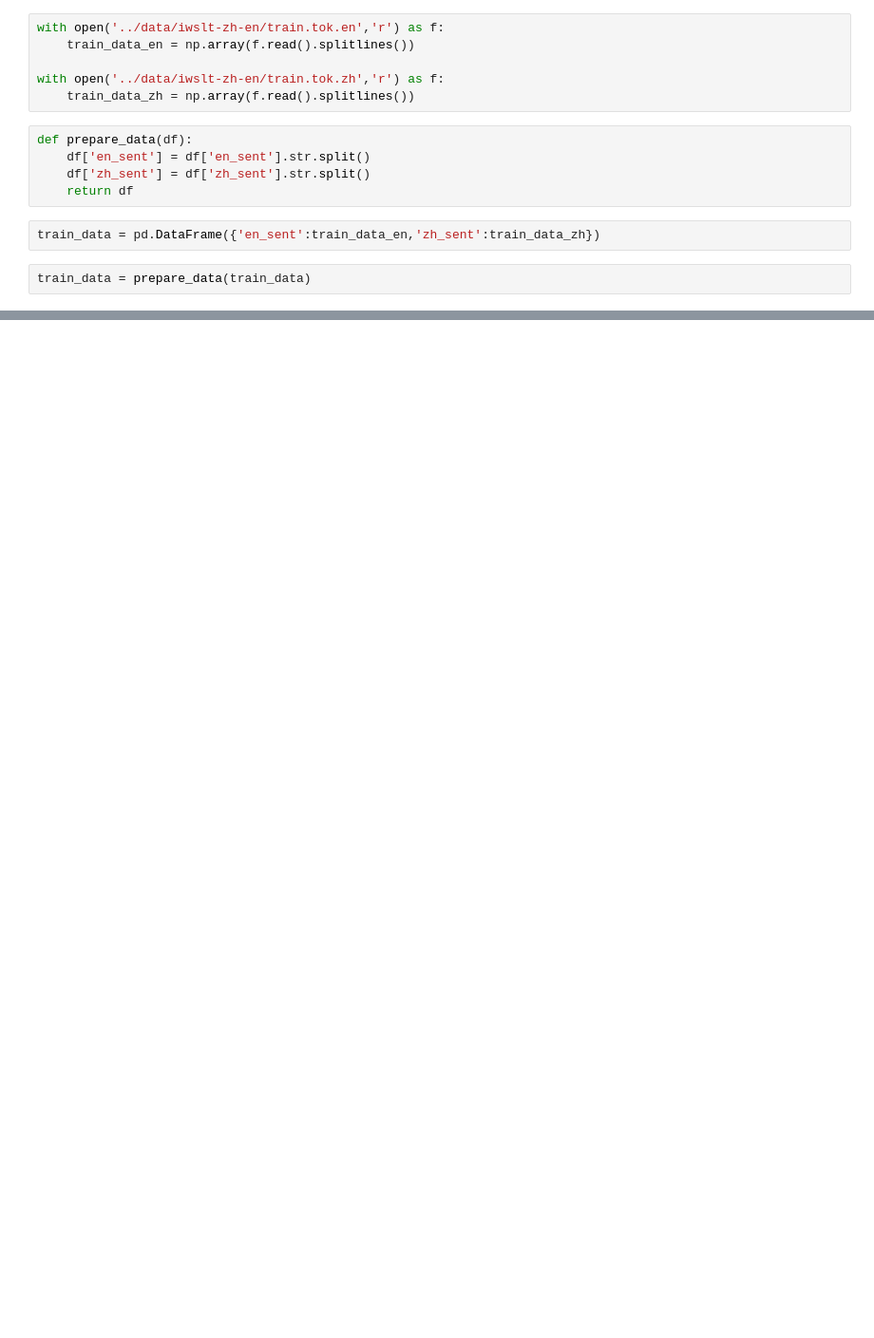
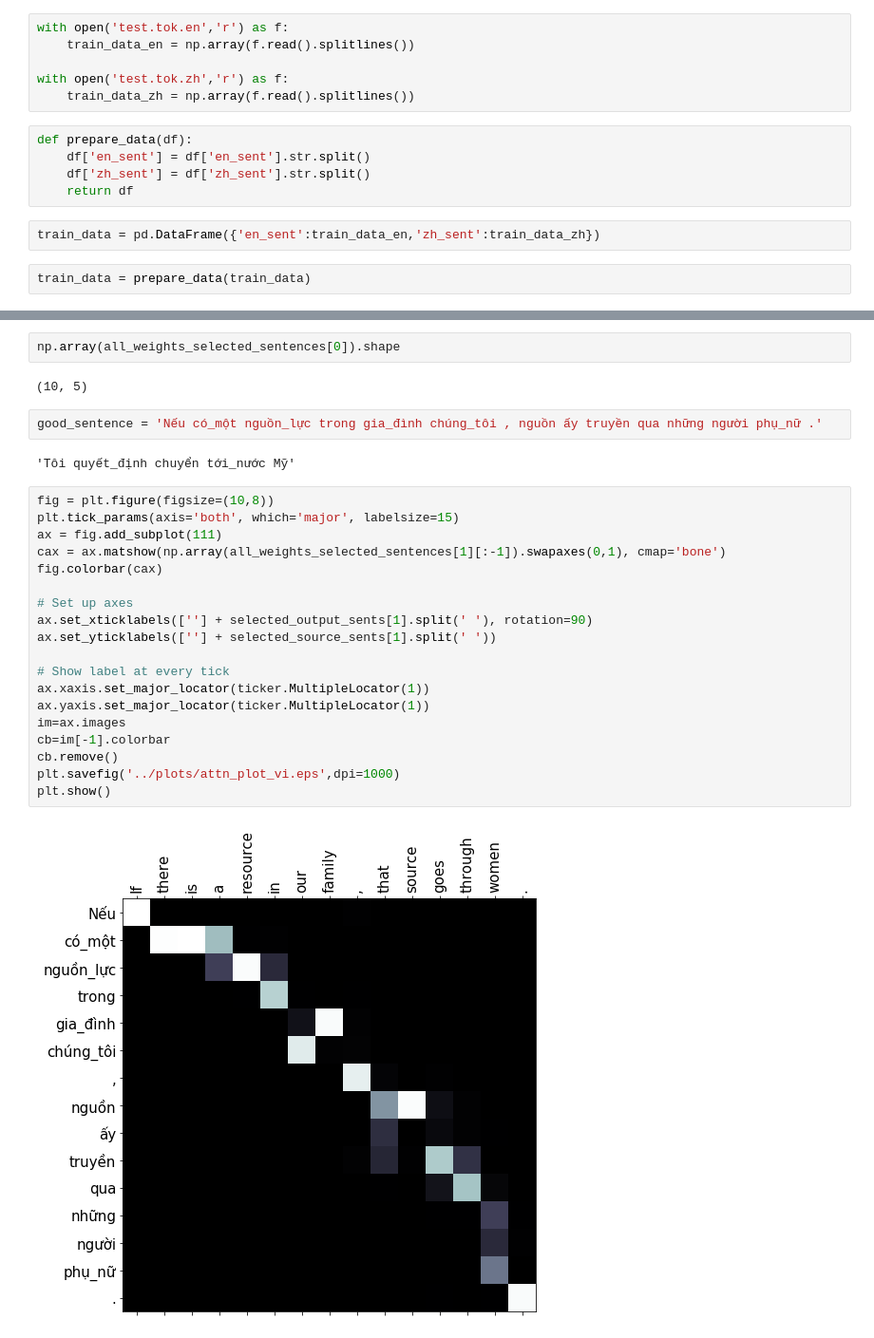
Before and after one commit to avidkenil/NLP_Project, a Jupyter notebook: notebooks/Data Exploration.ipynb, the cells around one changed output, grey strips where cells are left out. Shown: that part at 95% size. Cells and saved outputs as stored; diff of their text form; blank space fills up the shorter version.

```diff
--- a/notebooks/Data Exploration.ipynb
+++ b/notebooks/Data Exploration.ipynb
@@ -2,10 +2,10 @@
 import numpy as np
 import pandas as pd
 # %%
-with open('../data/iwslt-zh-en/train.tok.en','r') as f:
+with open('test.tok.en','r') as f:
     train_data_en = np.array(f.read().splitlines())
 
-with open('../data/iwslt-zh-en/train.tok.zh','r') as f:
+with open('test.tok.zh','r') as f:
     train_data_zh = np.array(f.read().splitlines())
 # %%
 def prepare_data(df):
@@ -27,0 +156,29 @@ train_data.head()
+# %%
+np.array(all_weights_selected_sentences[0]).shape
+# %% [output]
+(10, 5)
+# %%
+good_sentence = 'Nếu có_một nguồn_lực trong gia_đình chúng_tôi , nguồn ấy truyền qua những người phụ_nữ .'
+# %% [output]
+'Tôi quyết_định chuyển tới_nước Mỹ'
+# %%
+fig = plt.figure(figsize=(10,8))
+plt.tick_params(axis='both', which='major', labelsize=15)
+ax = fig.add_subplot(111)
+cax = ax.matshow(np.array(all_weights_selected_sentences[1][:-1]).swapaxes(0,1), cmap='bone')
+fig.colorbar(cax)
+
+# Set up axes
+ax.set_xticklabels([''] + selected_output_sents[1].split(' '), rotation=90)
+ax.set_yticklabels([''] + selected_source_sents[1].split(' '))
+
+# Show label at every tick
+ax.xaxis.set_major_locator(ticker.MultipleLocator(1))
+ax.yaxis.set_major_locator(ticker.MultipleLocator(1))
+im=ax.images
+cb=im[-1].colorbar
+cb.remove()
+plt.savefig('../plots/attn_plot_vi.eps',dpi=1000)
+plt.show()
+# %% [output]
+[figure, added]
```
Also changed, not shown: parts of 75 cells of this notebook, 5 other files.
